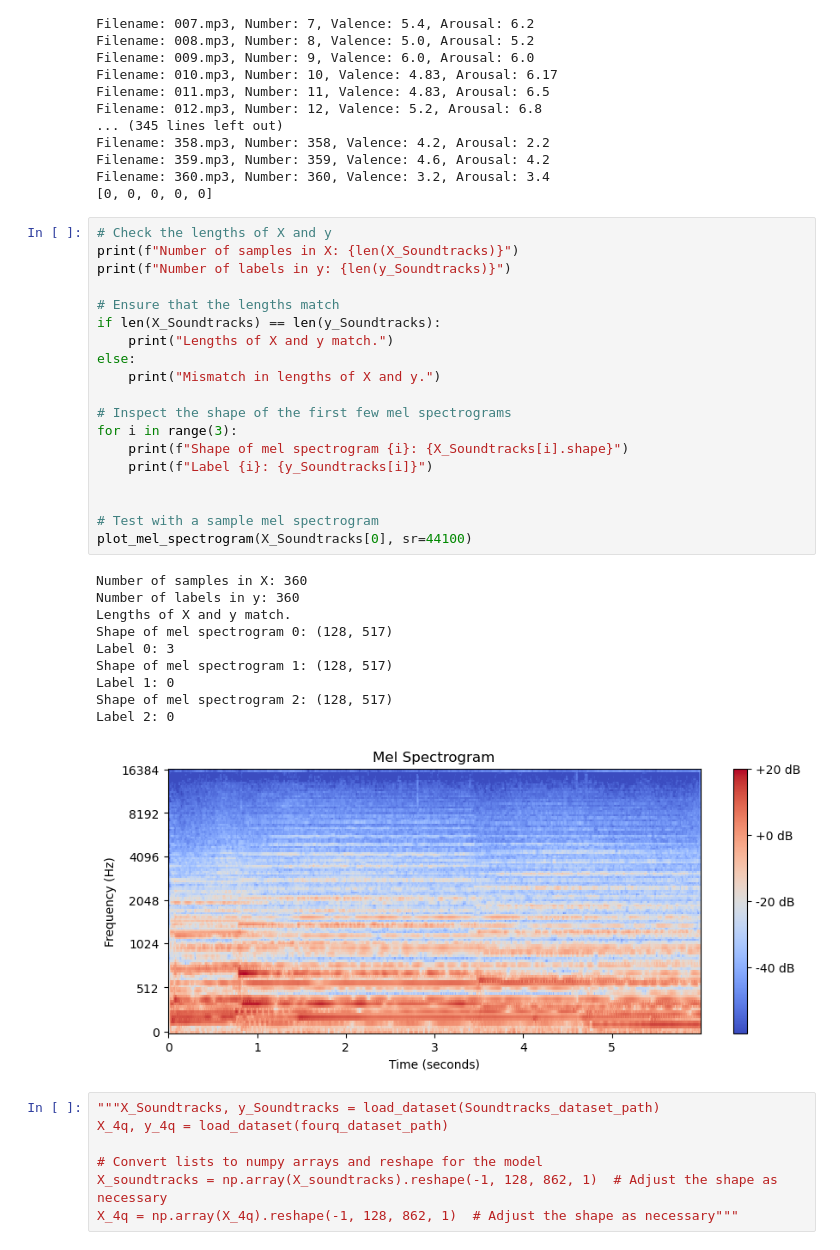
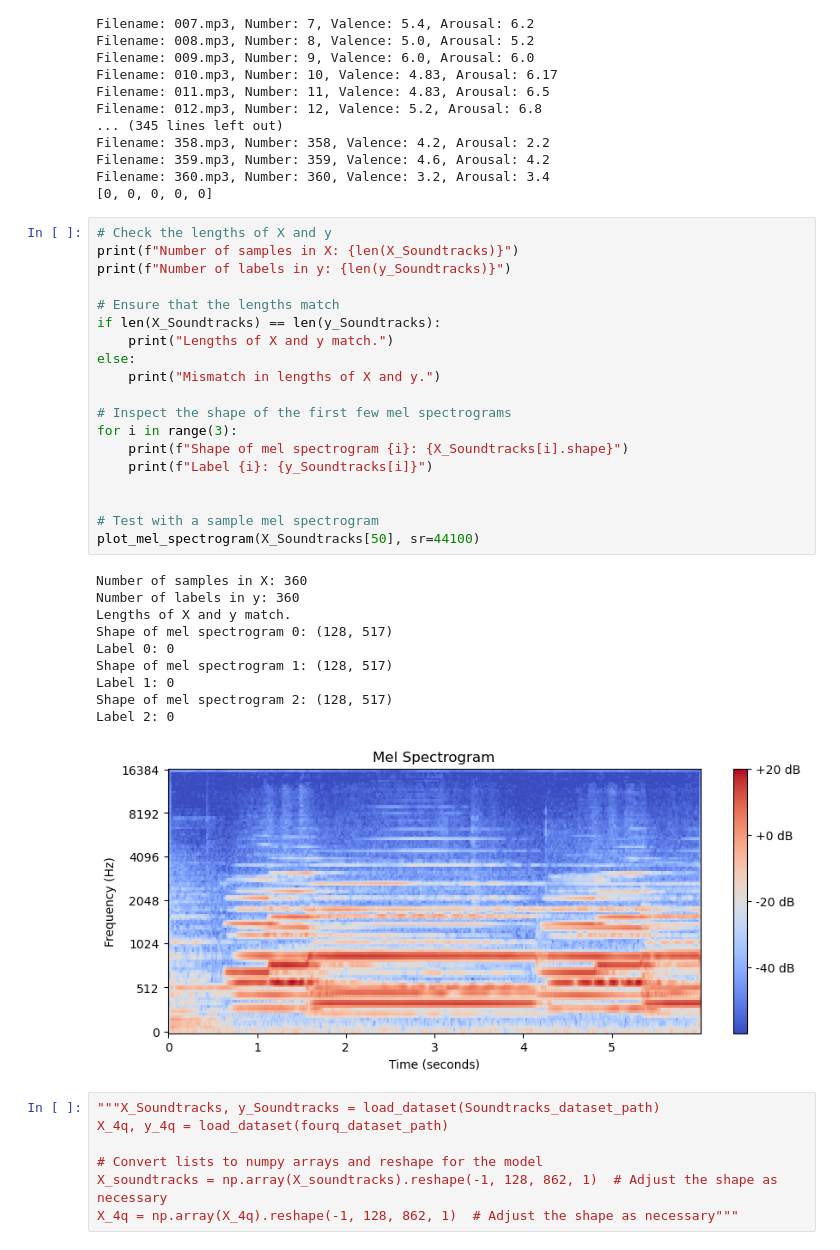
Before and after one commit to JosephDarcourt/M-M-NVIDIA-app-, a Jupyter notebook: EmoCNN model for app.ipynb, the cells around one changed output. Drawn from its saved outputs; the diff is of its cells as text.

```diff
--- a/EmoCNN model for app.ipynb
+++ b/EmoCNN model for app.ipynb
@@ -158,33 +158,33 @@ Filename: 360.mp3, Number: 360, Valence: 3.2, Arousal: 3.4
 # %%
 # Check the lengths of X and y
 print(f"Number of samples in X: {len(X_Soundtracks)}")
 print(f"Number of labels in y: {len(y_Soundtracks)}")
 
 # Ensure that the lengths match
 if len(X_Soundtracks) == len(y_Soundtracks):
     print("Lengths of X and y match.")
 else:
     print("Mismatch in lengths of X and y.")
 
 # Inspect the shape of the first few mel spectrograms
 for i in range(3):
     print(f"Shape of mel spectrogram {i}: {X_Soundtracks[i].shape}")
     print(f"Label {i}: {y_Soundtracks[i]}")
 
 
 # Test with a sample mel spectrogram
-plot_mel_spectrogram(X_Soundtracks[0], sr=44100)
+plot_mel_spectrogram(X_Soundtracks[50], sr=44100)
 # %% [output]
 Number of samples in X: 360
 Number of labels in y: 360
 Lengths of X and y match.
 Shape of mel spectrogram 0: (128, 517)
-Label 0: 3
+Label 0: 0
 Shape of mel spectrogram 1: (128, 517)
 Label 1: 0
 Shape of mel spectrogram 2: (128, 517)
 Label 2: 0
-[figure, old version]
+[figure, new version]
 # %%
 """X_Soundtracks, y_Soundtracks = load_dataset(Soundtracks_dataset_path)
 X_4q, y_4q = load_dataset(fourq_dataset_path)
```
Also changed, not shown: parts of 19 cells of this notebook.
